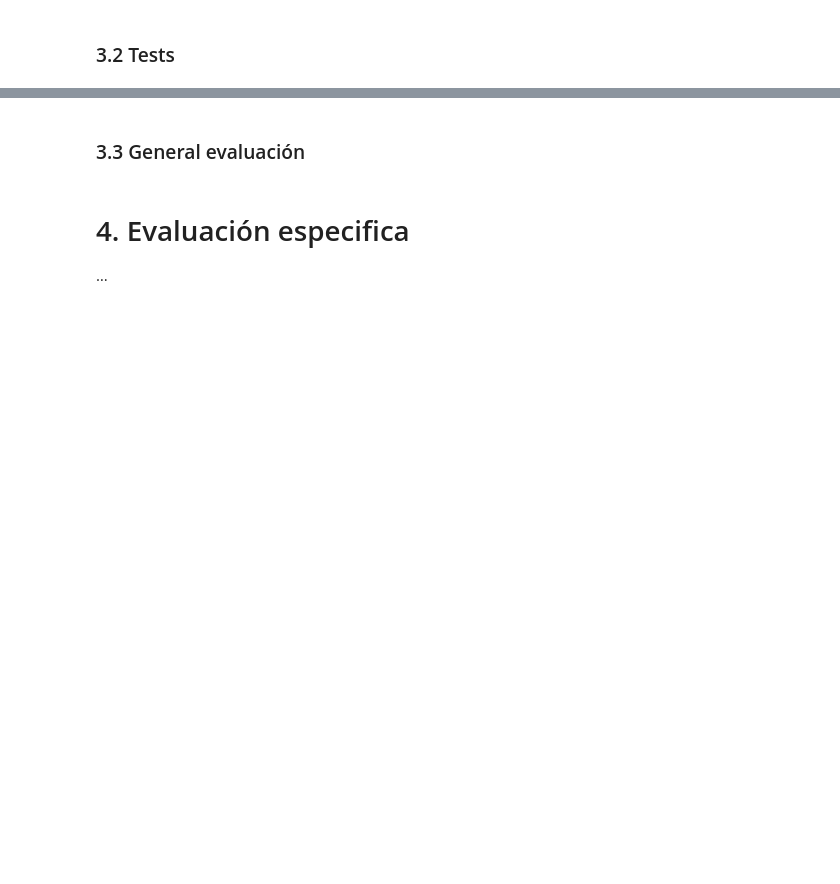
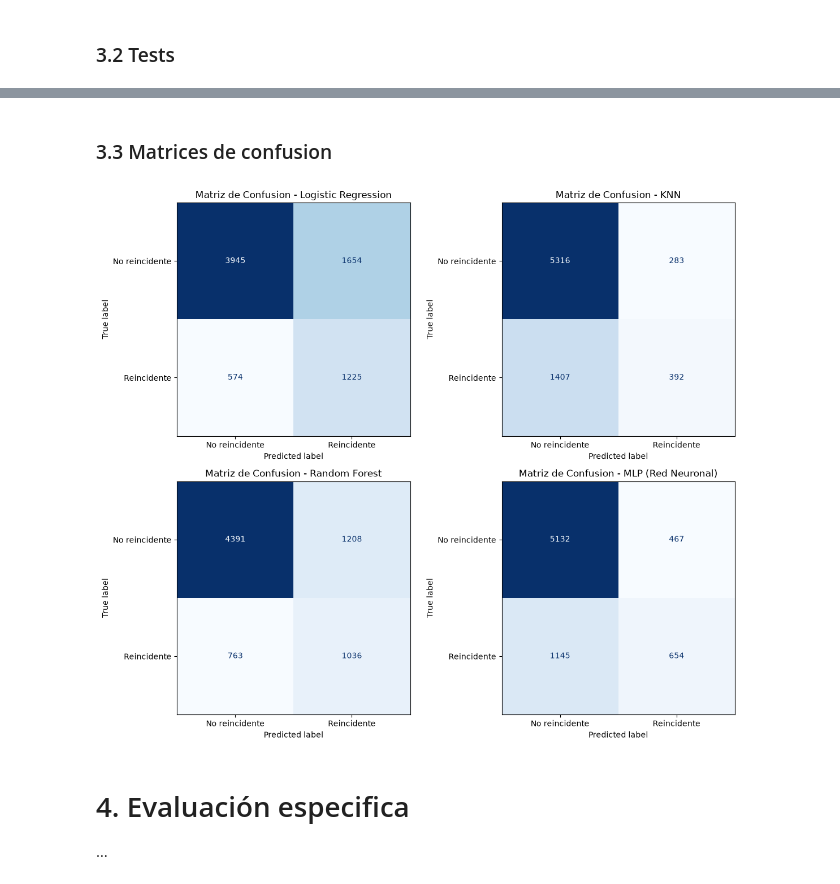
Before and after one commit to RenzoDacillo/Reincidencia-en-prisiones, a Jupyter notebook: notebooks/02_modelos.ipynb, the cells around one changed output, grey strips where cells are left out. Drawn from its saved outputs; the diff is of its cells as text; code cells hidden in the pictures; blank space fills up the shorter version.

```diff
--- a/notebooks/02_modelos.ipynb
+++ b/notebooks/02_modelos.ipynb
@@ -177,8 +195,9 @@ display(df_resultados.round(4))
 # %% [markdown]
-### 3.3 General evaluación
+### 3.3 Matrices de confusion
 # %%
 eval.graficarMatricesConfusion(predicciones, y_test)
-eval.graficarCurvasROC_PR(predicciones, y_test)
+# %% [output]
+[figure, added]
 # %% [markdown]
 # 4. Evaluación especifica
 …
```
Also changed, not shown: parts of 10 cells of this notebook.
